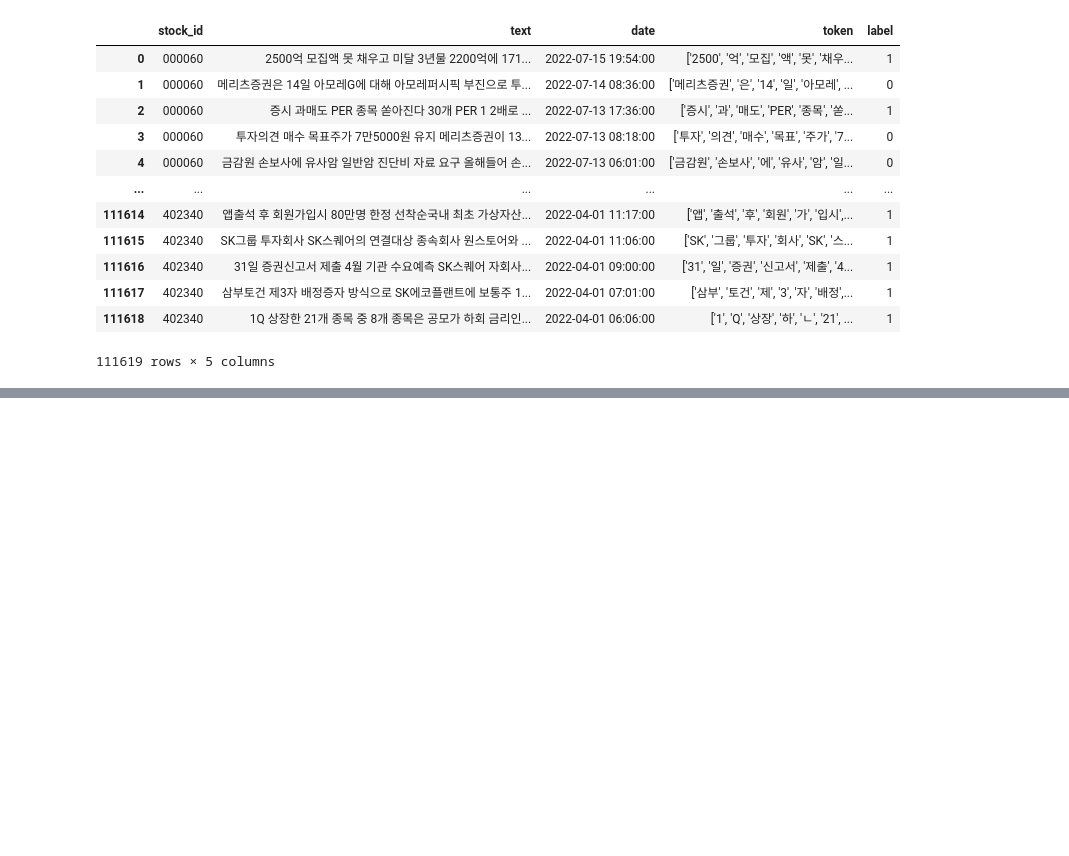
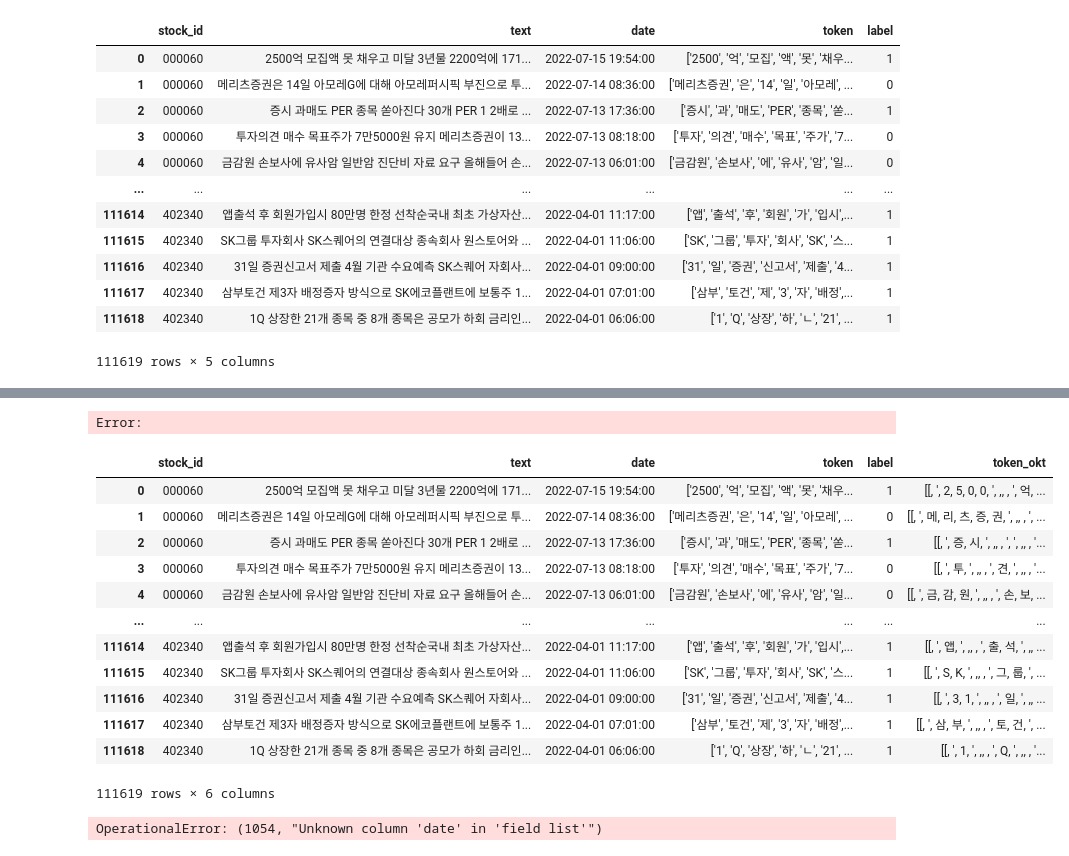
Before and after one commit to JooJaeHwan/The_Relationship_between_news_and_stocks, a Jupyter notebook: token.ipynb, the cells around one changed output, grey strips where cells are left out. Drawn from its saved outputs; the diff is of its cells as text; code cells hidden in the pictures; blank space fills up the shorter version.

```diff
--- a/token.ipynb
+++ b/token.ipynb
@@ -21,8 +21,8 @@ import pandas as pd
 import pymysql
 
 conn = pymysql.connect(
-                        user    = '-',
-                        passwd  = '-',
+                        user    = 'stocks',
+                        passwd  = 'Stocks!',
                         host    = "-",
                         port    = 3306,
                         db      = 'Data',
@@ -312,3 +312,7 @@ for row in tqdm(news.itertuples()):
     cur.execute('INSERT IGNORE INTO Token (stock_id, text, date, token, label) VALUES (%s ,%s, %s, %s, %s)', sql)
     conn.commit()
 conn.close()
+# %%
+sql = 'SELECT stock_id, text, date, token, label FROM Token'
+news = pd.read_sql(sql, conn)
+news
@@ -314,0 +333,39 @@ conn.close()
+# %%
+from konlpy.tag import Okt
+from tqdm import tqdm
+tqdm.pandas()
+news['token_okt'] = news.text.progress_apply(Okt().morphs)
+news
+# %% [output]
+Error:
+# %%
+from tqdm import tqdm
+def stopword(x):
+  stopword = [r'상승.*', r'하락.*', r'급등.*', r'급락.*', '상승세', '하락세', '폭등', '폭락', '오름세', '약세', '강세', '의', '가', '이', '은', '들', '는', '좀', '잘', '걍', '과', '도', '를', '으로', '자', '에', '와', '한', '하다', '에', '은', '는', '하']
+  return [i for i in x if i not in stopword]
+tqdm.pandas()
+news["token_okt"] = news.token.progress_apply(stopword)
+news
+# %% [output]
+|  | stock_id | text | date | token | label | token_okt |
+| 0 | 000060 | 2500억 모집액 못 채우고 미달 3년물 2200억에 171... | 2022-07-15 19:54:00 | ['2500', '억', '모집', '액', '못', '채우... | 1 | [[, ', 2, 5, 0, 0, ', ,, , ', 억, ... |
+| 1 | 000060 | 메리츠증권은 14일 아모레G에 대해 아모레퍼시픽 부진으로 투... | 2022-07-14 08:36:00 | ['메리츠증권', '은', '14', '일', '아모레', ... | 0 | [[, ', 메, 리, 츠, 증, 권, ', ,, , ', ... |
+| 2 | 000060 | 증시 과매도 PER 종목 쏟아진다 30개 PER 1 2배로 ... | 2022-07-13 17:36:00 | ['증시', '과', '매도', 'PER', '종목', '쏟... | 1 | [[, ', 증, 시, ', ,, , ', ', ,, , '... |
+| 3 | 000060 | 투자의견 매수 목표주가 7만5000원 유지 메리츠증권이 13... | 2022-07-13 08:18:00 | ['투자', '의견', '매수', '목표', '주가', '7... | 0 | [[, ', 투, ', ,, , ', 견, ', ,, , '... |
+| 4 | 000060 | 금감원 손보사에 유사암 일반암 진단비 자료 요구 올해들어 손... | 2022-07-13 06:01:00 | ['금감원', '손보사', '에', '유사', '암', '일... | 0 | [[, ', 금, 감, 원, ', ,, , ', 손, 보, ... |
+| ... | ... | ... | ... | ... | ... | ... |
+| 111614 | 402340 | 앱출석 후 회원가입시 80만명 한정 선착순국내 최초 가상자산... | 2022-04-01 11:17:00 | ['앱', '출석', '후', '회원', '가', '입시',... | 1 | [[, ', 앱, ', ,, , ', 출, 석, ', ,, ... |
+| 111615 | 402340 | SK그룹 투자회사 SK스퀘어의 연결대상 종속회사 원스토어와 ... | 2022-04-01 11:06:00 | ['SK', '그룹', '투자', '회사', 'SK', '스... | 1 | [[, ', S, K, ', ,, , ', 그, 룹, ', ... |
+| 111616 | 402340 | 31일 증권신고서 제출 4월 기관 수요예측 SK스퀘어 자회사... | 2022-04-01 09:00:00 | ['31', '일', '증권', '신고서', '제출', '4... | 1 | [[, ', 3, 1, ', ,, , ', 일, ', ,, ... |
+| 111617 | 402340 | 삼부토건 제3자 배정증자 방식으로 SK에코플랜트에 보통주 1... | 2022-04-01 07:01:00 | ['삼부', '토건', '제', '3', '자', '배정',... | 1 | [[, ', 삼, 부, ', ,, , ', 토, 건, ', ... |
+| 111618 | 402340 | 1Q 상장한 21개 종목 중 8개 종목은 공모가 하회 금리인... | 2022-04-01 06:06:00 | ['1', 'Q', '상장', '하', 'ㄴ', '21', ... | 1 | [[, ', 1, ', ,, , ', Q, ', ,, , '... |
+111619 rows × 6 columns
+# %%
+for row in tqdm(news.itertuples()):
+
+    sql = (row[3], str(row[6]), row[5])
+    cur.execute('INSERT IGNORE INTO Okt_Token2 (date, token, label) VALUES (%s, %s, %s)', sql)
+    conn.commit()
+conn.close()
+# %% [output]
+OperationalError: (1054, "Unknown column 'date' in 'field list'")
```
Also changed, not shown: parts of 1 cell of this notebook, 4 other files.
